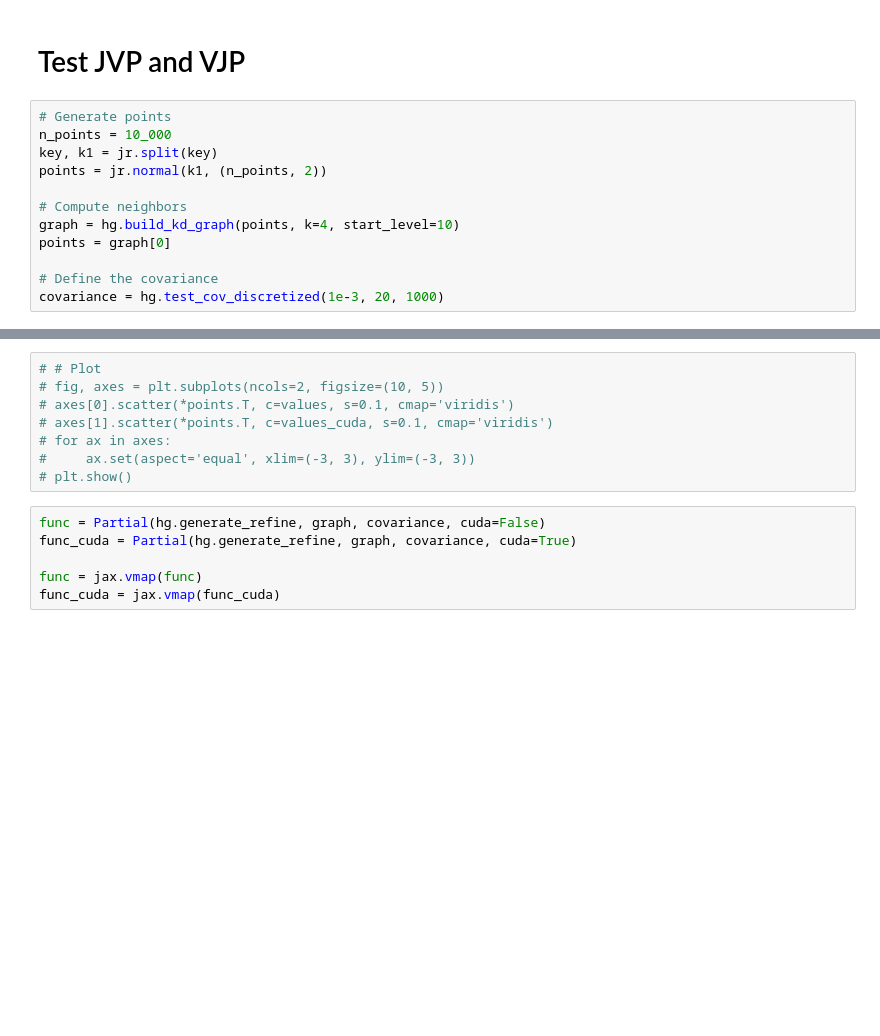
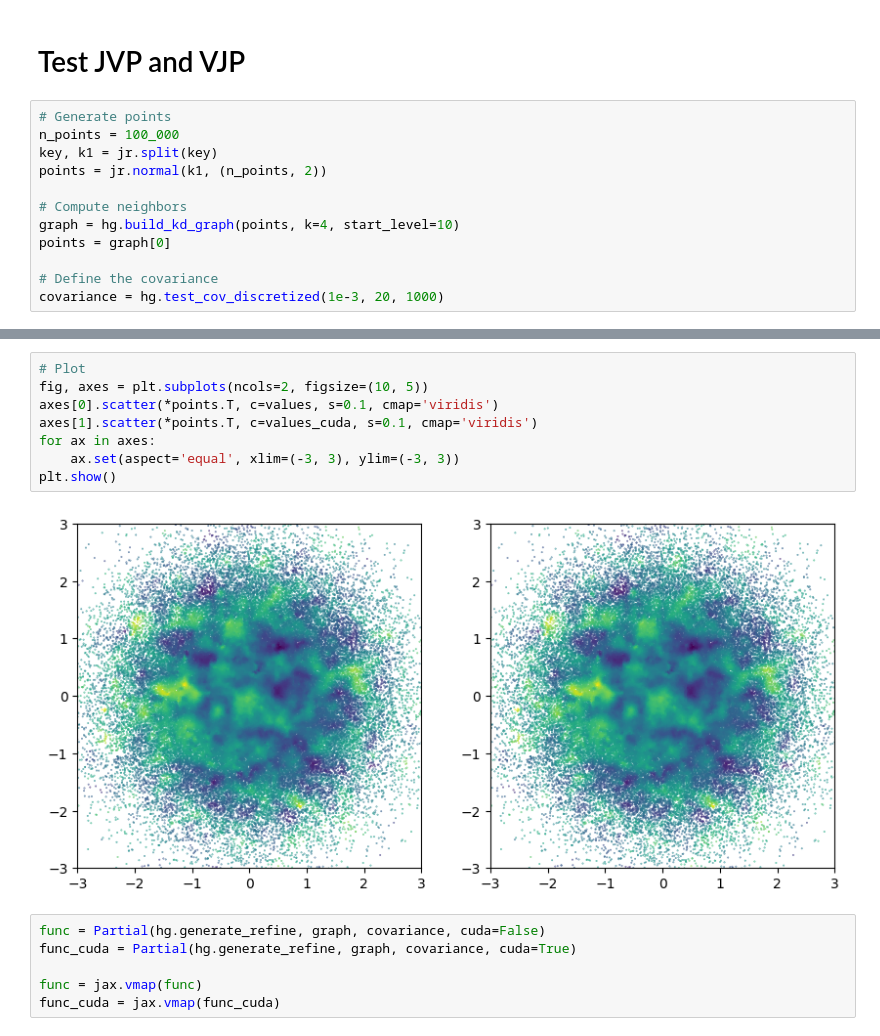
Before and after one commit to stanford-ism/graphgp, a Jupyter notebook: new.ipynb, the cells around one changed output, grey strips where cells are left out. Cells and saved outputs as stored; diff of their text form; blank space fills up the shorter version.

```diff
--- a/new.ipynb
+++ b/new.ipynb
@@ -59,7 +95,7 @@ jax.hessian(Partial(loss_func, cuda=True))(xi)
 # Test JVP and VJP
 # %%
 # Generate points
-n_points = 10_000
+n_points = 100_000
 key, k1 = jr.split(key)
 points = jr.normal(k1, (n_points, 2))
 
@@ -86,11 +126,13 @@ values
 # %%
-# # Plot
-# fig, axes = plt.subplots(ncols=2, figsize=(10, 5))
-# axes[0].scatter(*points.T, c=values, s=0.1, cmap='viridis')
-# axes[1].scatter(*points.T, c=values_cuda, s=0.1, cmap='viridis')
-# for ax in axes:
-#     ax.set(aspect='equal', xlim=(-3, 3), ylim=(-3, 3))
-# plt.show()
+# Plot
+fig, axes = plt.subplots(ncols=2, figsize=(10, 5))
+axes[0].scatter(*points.T, c=values, s=0.1, cmap='viridis')
+axes[1].scatter(*points.T, c=values_cuda, s=0.1, cmap='viridis')
+for ax in axes:
+    ax.set(aspect='equal', xlim=(-3, 3), ylim=(-3, 3))
+plt.show()
+# %% [output]
+[figure, added]
 # %%
 func = Partial(hg.generate_refine, graph, covariance, cuda=False)
 func_cuda = Partial(hg.generate_refine, graph, covariance, cuda=True)
```
Also changed, not shown: parts of 9 cells of this notebook, 1 other file.
